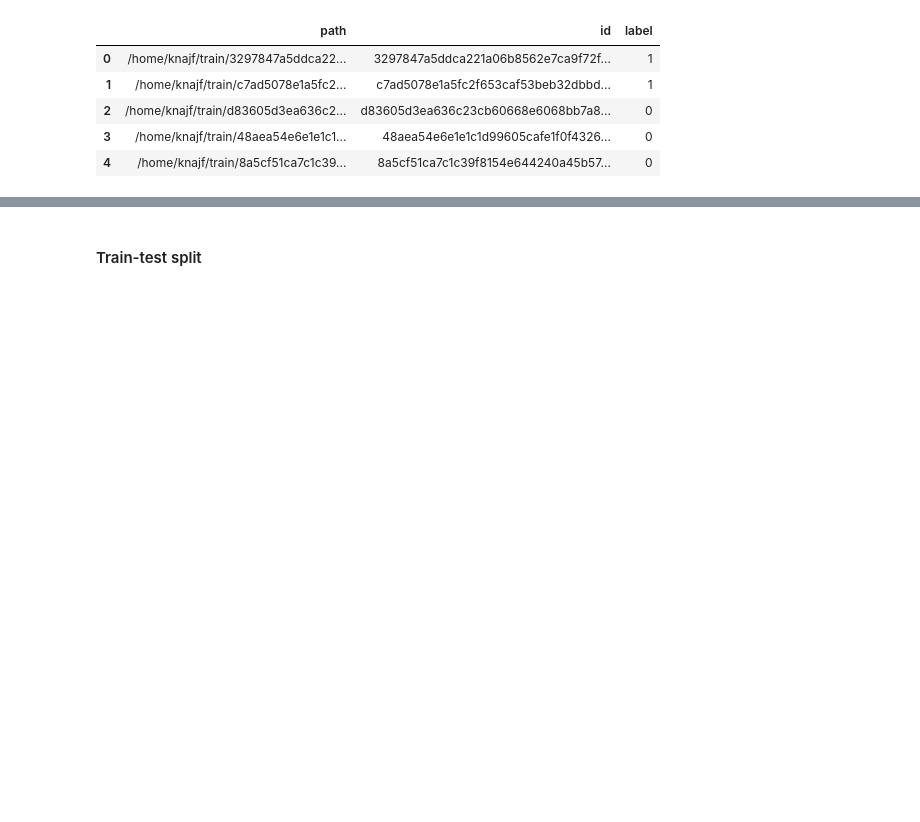
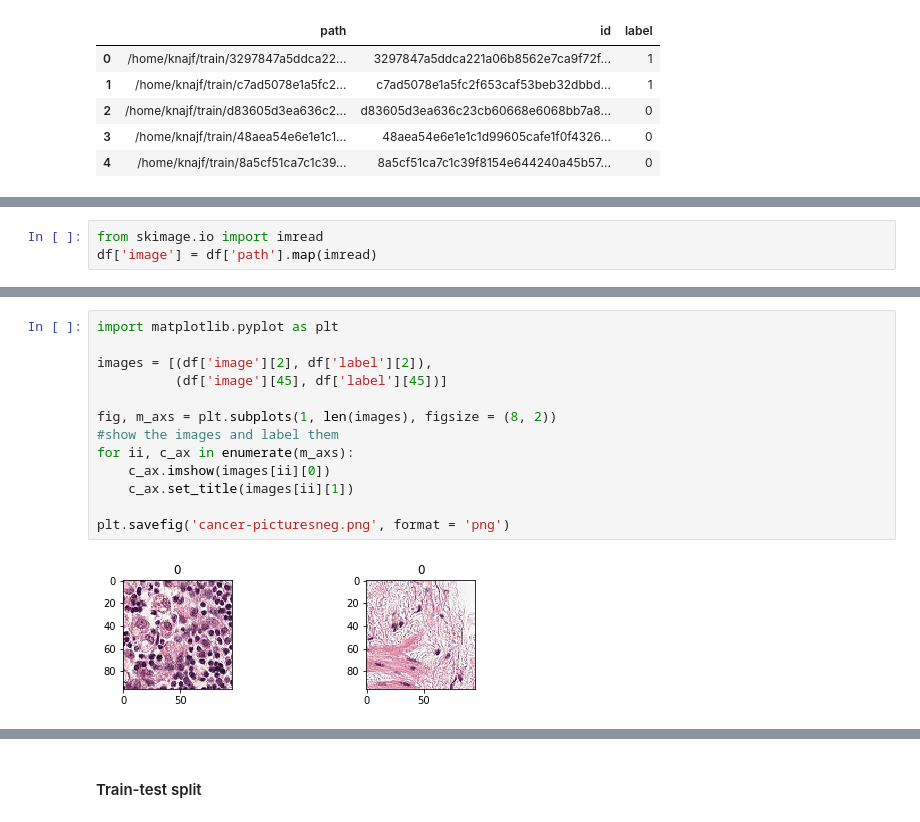
Before and after one commit to hampusrosvall/Histopathologic-Cancer-Detection, a Jupyter notebook: Cancer classifier.ipynb, the cells around one changed output, grey strips where cells are left out. Saved outputs shown, nothing was run; the diff lists cells and outputs as text; blank space fills up the shorter version.

```diff
--- a/Cancer classifier.ipynb
+++ b/Cancer classifier.ipynb
@@ -40,0 +43,3 @@ df.head()
+# %%
+from skimage.io import imread
+df['image'] = df['path'].map(imread)
@@ -40,0 +66,15 @@ df.head()
+# %%
+import matplotlib.pyplot as plt
+
+images = [(df['image'][2], df['label'][2]),
+          (df['image'][45], df['label'][45])]
+
+fig, m_axs = plt.subplots(1, len(images), figsize = (8, 2))
+#show the images and label them
+for ii, c_ax in enumerate(m_axs):
+    c_ax.imshow(images[ii][0])
+    c_ax.set_title(images[ii][1])
+
+plt.savefig('cancer-picturesneg.png', format = 'png')
+# %% [output]
+[figure, added]
```
Also changed, not shown: parts of 29 cells of this notebook.
